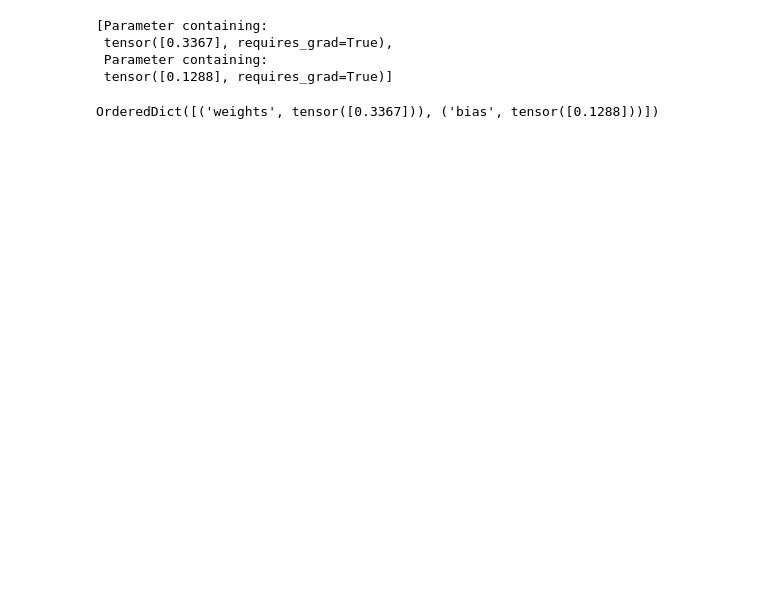
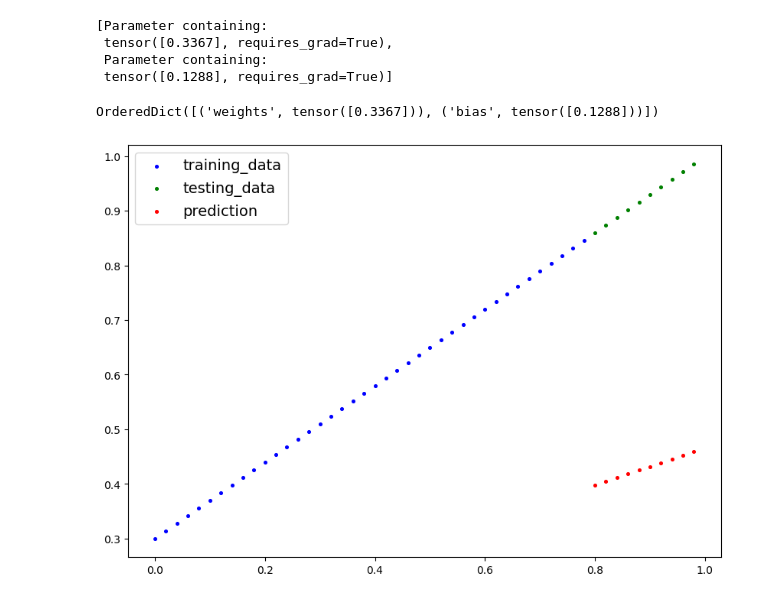
Before and after one commit to sanchi285/PyTorch-for-Deep-Learning-Machine-Learning-, a Jupyter notebook: TensorFlowWorkFlow.ipynb, the cells around one changed output. Cells and saved outputs as stored; diff of their text form; code cells hidden in the pictures; blank space fills up the shorter version.

Commit message:
Model_0 has been trained

```diff
--- a/TensorFlowWorkFlow.ipynb
+++ b/TensorFlowWorkFlow.ipynb
@@ -76,7 +76,7 @@ class LinearRegrassionModel(nn.Module):
     self.bias    = nn.Parameter(torch.randn(1,dtype=torch.float))
 
   def forward(self, x: torch.Tensor) -> torch.Tensor:
-    return self.weight*x + self.bias
+    return self.weights*x + self.bias
 # %%
 torch.manual_seed(42)
 model_0 =  LinearRegrassionModel()
@@ -90,3 +90,11 @@ list(model_0.parameters())
 model_0.state_dict()
 # %% [output]
 OrderedDict([('weights', tensor([0.3367])), ('bias', tensor([0.1288]))])
+# %%
+# Make predictions with model
+with torch.inference_mode():
+    y_preds = model_0(X_test)
+# %%
+plot_predictions(prediction=y_preds)
+# %% [output]
+[figure, added]
```
Also changed, not shown: parts of 5 cells of this notebook.
